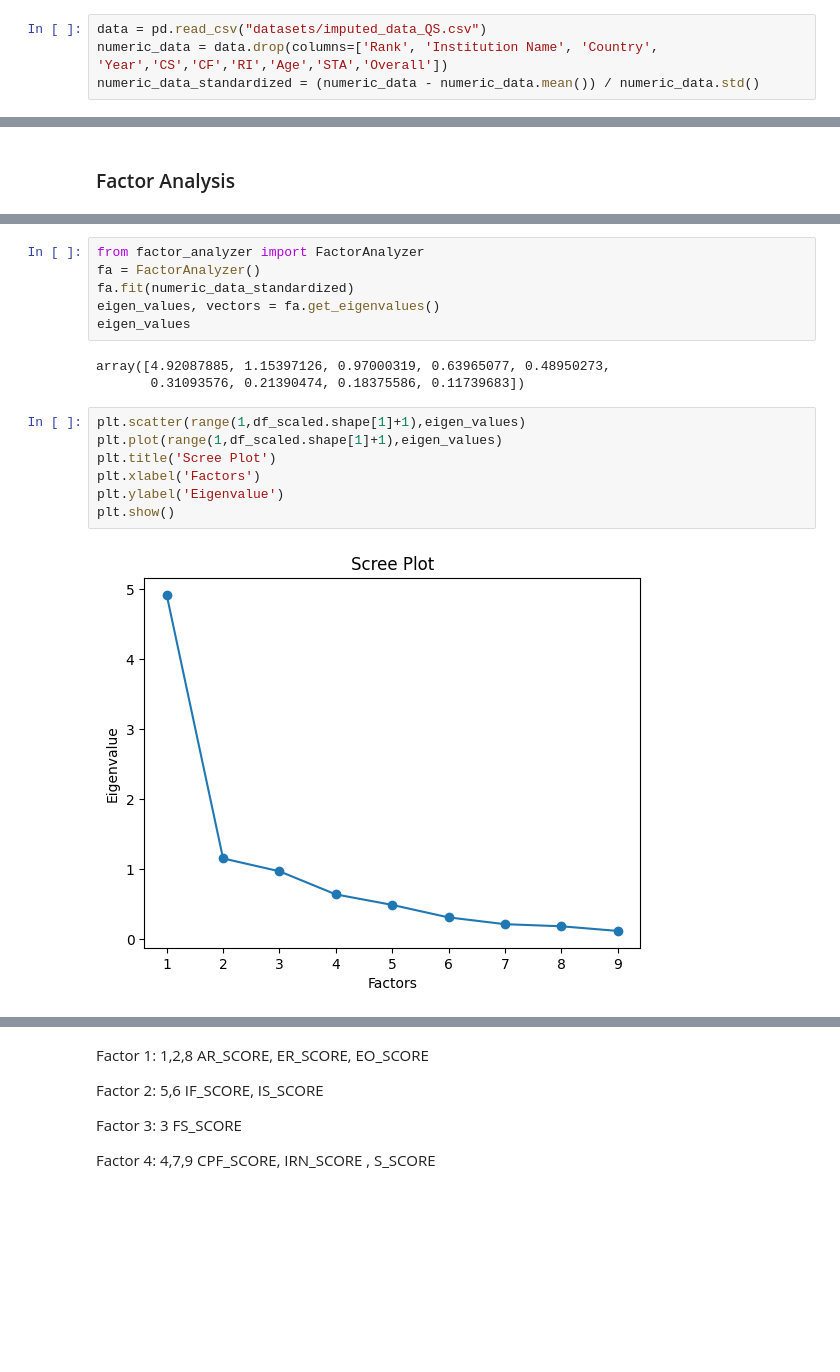
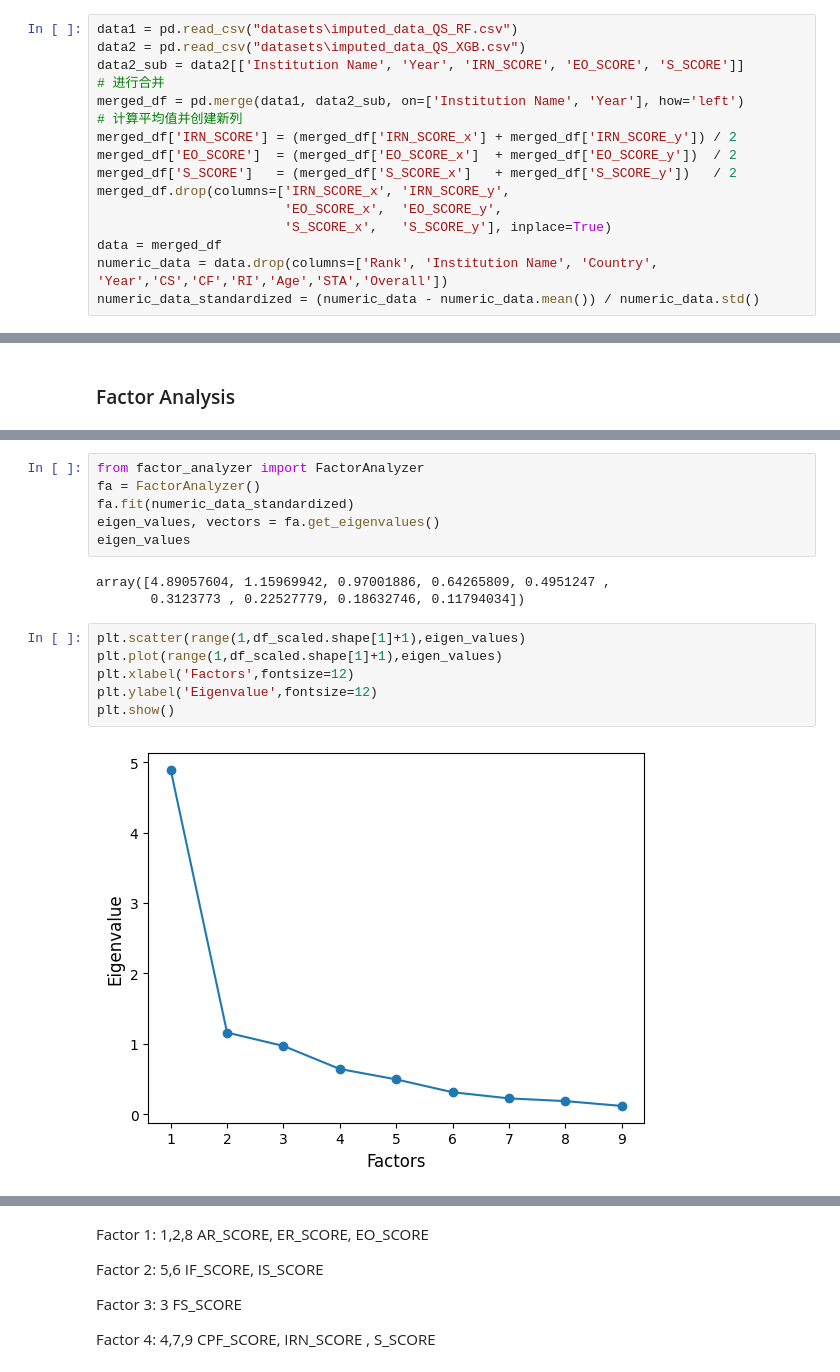
Before and after one commit to GZElysia/uni_ranking_analysis, a Jupyter notebook: Model_Construction_QS.ipynb, the cells around one changed output, grey strips where cells are left out. Cells and saved outputs as stored; diff of their text form; blank space fills up the shorter version.

```diff
--- a/Model_Construction_QS.ipynb
+++ b/Model_Construction_QS.ipynb
@@ -15,5 +45,17 @@ import seaborn as sns
 # %%
-data = pd.read_csv("datasets/imputed_data_QS.csv")
+data1 = pd.read_csv("datasets\imputed_data_QS_RF.csv")
+data2 = pd.read_csv("datasets\imputed_data_QS_XGB.csv")
+data2_sub = data2[['Institution Name', 'Year', 'IRN_SCORE', 'EO_SCORE', 'S_SCORE']]
+# 进行合并
+merged_df = pd.merge(data1, data2_sub, on=['Institution Name', 'Year'], how='left')
+# 计算平均值并创建新列
+merged_df['IRN_SCORE'] = (merged_df['IRN_SCORE_x'] + merged_df['IRN_SCORE_y']) / 2
+merged_df['EO_SCORE']  = (merged_df['EO_SCORE_x']  + merged_df['EO_SCORE_y'])  / 2
+merged_df['S_SCORE']   = (merged_df['S_SCORE_x']   + merged_df['S_SCORE_y'])   / 2
+merged_df.drop(columns=['IRN_SCORE_x', 'IRN_SCORE_y',
+                        'EO_SCORE_x',  'EO_SCORE_y',
+                        'S_SCORE_x',   'S_SCORE_y'], inplace=True)
+data = merged_df
 numeric_data = data.drop(columns=['Rank', 'Institution Name', 'Country', 'Year','CS','CF','RI','Age','STA','Overall'])
 numeric_data_standardized = (numeric_data - numeric_data.mean()) / numeric_data.std()
 # %%
@@ -75,17 +135,16 @@ fa.fit(numeric_data_standardized)
 eigen_values, vectors = fa.get_eigenvalues()
 eigen_values
 # %% [output]
-array([4.92087885, 1.15397126, 0.97000319, 0.63965077, 0.48950273,
-       0.31093576, 0.21390474, 0.18375586, 0.11739683])
+array([4.89057604, 1.15969942, 0.97001886, 0.64265809, 0.4951247 ,
+       0.3123773 , 0.22527779, 0.18632746, 0.11794034])
 # %%
 plt.scatter(range(1,df_scaled.shape[1]+1),eigen_values)
 plt.plot(range(1,df_scaled.shape[1]+1),eigen_values)
-plt.title('Scree Plot')
-plt.xlabel('Factors')
-plt.ylabel('Eigenvalue')
+plt.xlabel('Factors',fontsize=12)
+plt.ylabel('Eigenvalue',fontsize=12)
 plt.show()
 # %% [output]
-[figure, old version]
+[figure, new version]
 # %%
 fa = FactorAnalyzer(n_factors=4, rotation='varimax', method='principal')
 fa.fit(numeric_data_standardized)
```
Also changed, not shown: parts of 16 cells of this notebook, 7 other files.
